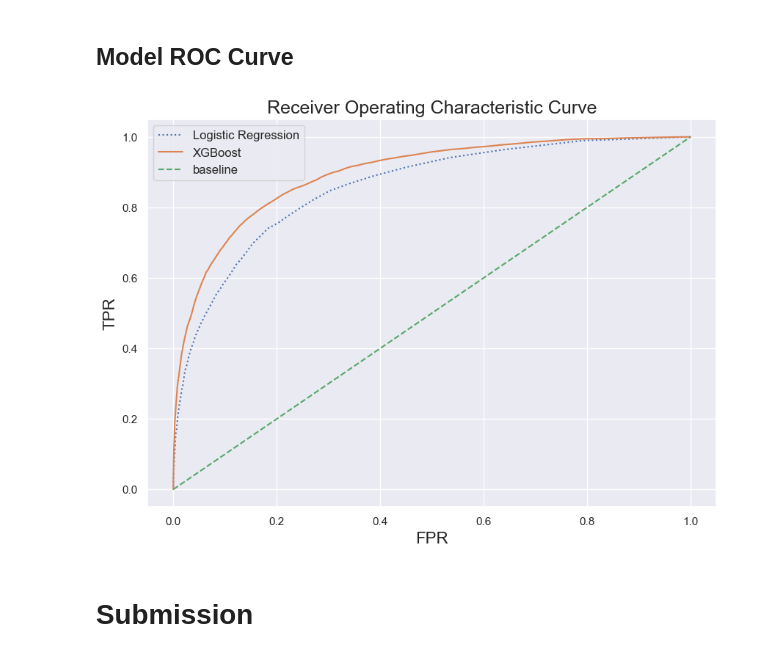
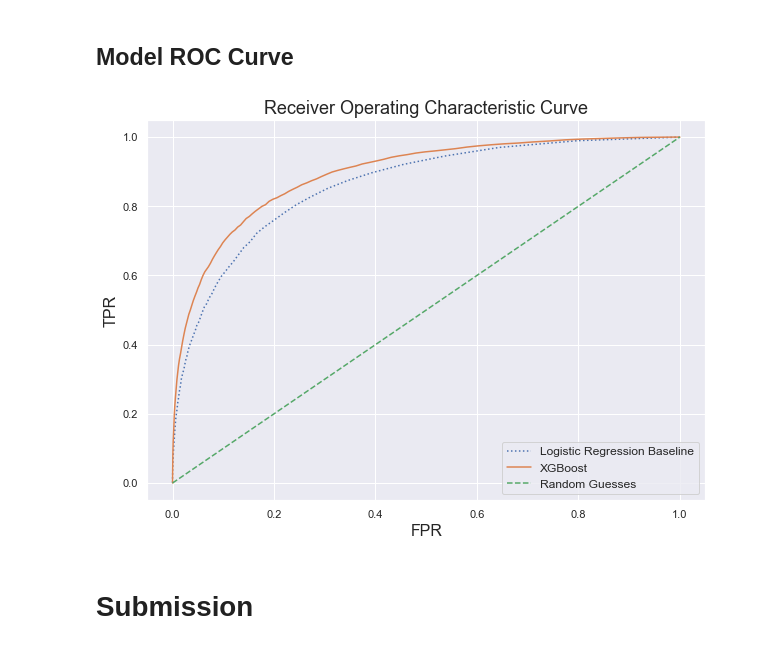
Before and after one commit to ederson-souza/Udacity-Capstone-Project, a Jupyter notebook: Capstone Project.ipynb, the cells around one changed output. Saved outputs shown, nothing was run; the diff lists cells and outputs as text; code cells hidden in the pictures.

```diff
--- a/Capstone Project.ipynb
+++ b/Capstone Project.ipynb
@@ -212,9 +245,7 @@ def metrics(y_test, predictions, probabilities):
 results = {}
 count = 0
 
-X, y = stratified_data(train, 1.)
-
-X = Scaler(X, "StandardScaler")
+X, y = data_preprocess(train, 1., 'StandardScaler')
 
 X_train, X_test, y_train, y_test_LR = get_splits(X, y, DMatrix= False)
 
@@ -273,9 +304,7 @@ def get_preds(probabilities, threshold):
 # %%
 from hyperopt import hp, fmin, tpe, STATUS_OK, Trials
 
-X, y = stratified_data(train, 0.4)
-
-X = Scaler(X, 'StandardScaler')
+X, y = data_preprocess(train, .4, 'StandardScaler')
 
 D_train, D_test, y_test = get_splits(X,y, DMatrix=True)
 
@@ -347,9 +376,7 @@ rskf = RepeatedStratifiedKFold(n_splits=splits, n_repeats=repeats, random_state=
 results_xgb = {}
 count = 0
 
-X, y = stratified_data(train, 1.0)
-
-X = Scaler(X, 'StandardScaler')
+X, y = data_preprocess(train, 1., 'StandardScaler')
 
 for train_index, test_index in rskf.split(X, y):
     X_train, X_test = X.iloc[train_index], X.iloc[test_index]
@@ -499,20 +526,20 @@ LR_tpr_values, LR_fpr_values = zip(*LR_roc_values)
 # %%
 fig, ax = plt.subplots(figsize=(10,7))
 ax.plot(LR_fpr_values, LR_tpr_values,
-        label='Logistic Regression',
+        label='Logistic Regression Baseline',
         linestyle='dotted')
 ax.plot(fpr_values, tpr_values,
         label='XGBoost')
 ax.plot(np.linspace(0, 1, 100),
          np.linspace(0, 1, 100),
-         label='baseline',
+         label='Random Guesses',
          linestyle='--')
 plt.title('Receiver Operating Characteristic Curve', fontsize=18)
 plt.ylabel('TPR', fontsize=16)
 plt.xlabel('FPR', fontsize=16)
 plt.legend(fontsize=12);
 # %% [output]
-[figure, old version]
+[figure, new version]
 # %% [markdown]
 # Submission
 # %%
```
Also changed, not shown: parts of 12 cells of this notebook.
